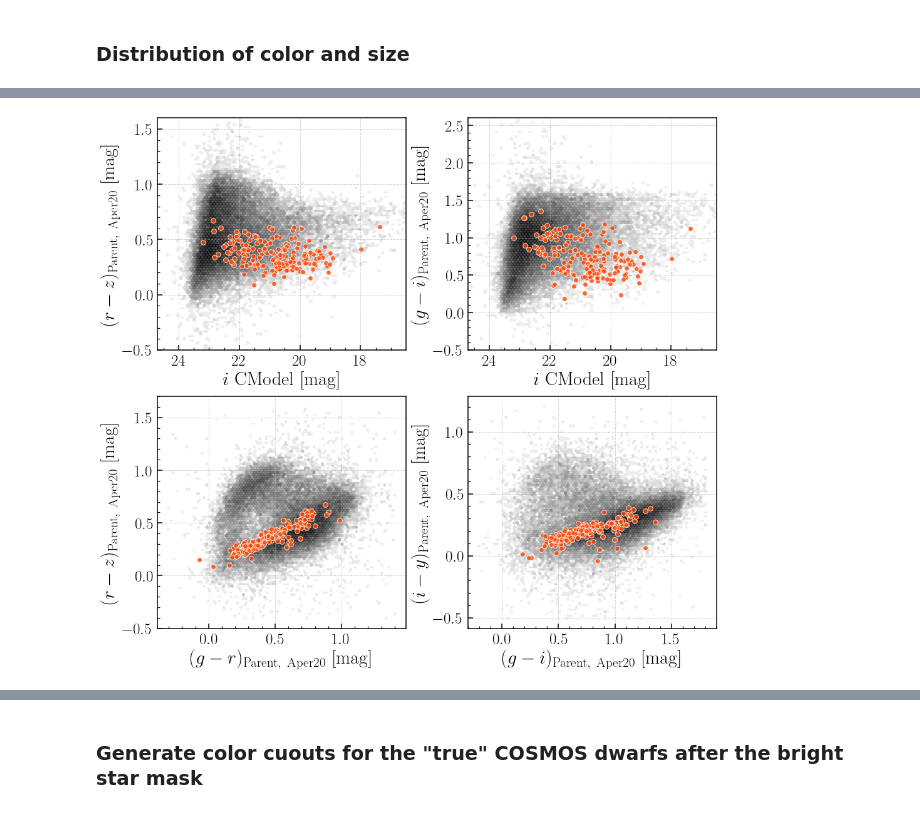
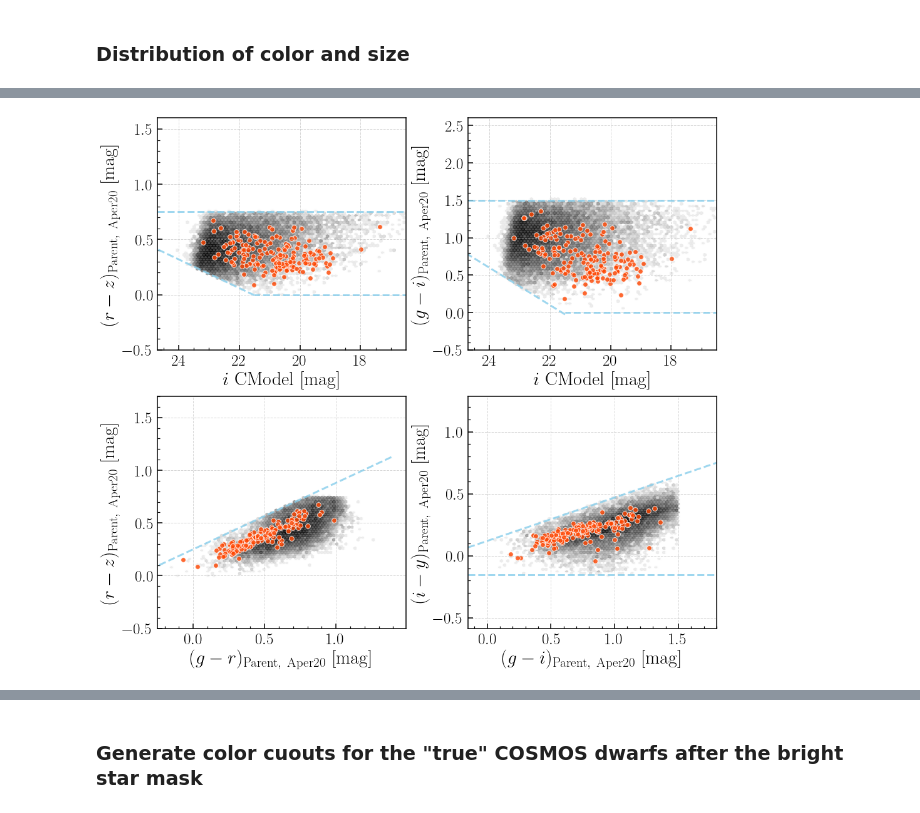
Before and after one commit to MerianSurvey/caterpillar, a Jupyter notebook: notebook/sandbox/pdr2_wide_cosmos_broad_cut.ipynb, the cells around one changed output, grey strips where cells are left out. Saved outputs shown, nothing was run; the diff lists cells and outputs as text; code cells hidden in the pictures.

```diff
--- a/notebook/sandbox/pdr2_wide_cosmos_broad_cut.ipynb
+++ b/notebook/sandbox/pdr2_wide_cosmos_broad_cut.ipynb
@@ -139,0 +155,13 @@ pdr2_cos_bsm.colnames
+# %%
+size_mask = (
+    (np.log10(pdr2_cos_bsm['i_cmodel_exp_ellipse_r']) >= -0.8) &
+    (np.log10(pdr2_cos_bsm['r_cmodel_exp_ellipse_r']) >= -0.8) &
+    (np.log10(pdr2_cos_bsm['i_cmodel_exp_ellipse_r']) <= 0.75) &
+    (np.log10(pdr2_cos_bsm['i_cmodel_exp_ellipse_r']) < -0.25 * pdr2_cos_bsm['i_cmodel_mag'] + 6.2)
+)
+# %%
+frac_mask = (
+    (pdr2_cos_bsm['i_undeblended_convolvedflux_2_15_flux'] / pdr2_cos_bsm['i_cmodel_flux'] <= 1.0) &
+    (pdr2_cos_bsm['i_psf_flux'] / pdr2_cos_bsm['i_cmodel_flux'] <= 0.90) &
+    (pdr2_cos_bsm['i_undeblended_convolvedflux_2_15_flux'] / pdr2_cos_bsm['i_cmodel_flux'] >= 0.13 * pdr2_cos_bsm['i_cmodel_mag'] - 2.65)
+)
@@ -140,3 +187,6 @@ pdr2_cos_bsm.colnames
+# %%
+mask = size_mask & aper_mask & frac_mask & aper_color_mask
+#mask = aper_mask
 # %% [markdown]
 ### Distribution of color and size
 # %%
@@ -226,9 +292,11 @@ plt.subplots_adjust(hspace=0.20, wspace=0.25)
 # CModel mag v.s. (r-z) aperture
 ax1 = axs[0, 0]
 
-i_aper_cos = -2.5 * np.log10(pdr2_cos_bsm['i_cmodel_flux']) + 31.4
-rz_aper_cos = (-2.5 * np.log10(pdr2_cos_bsm['r_undeblended_convolvedflux_3_20_flux'] /
-                               pdr2_cos_bsm['z_undeblended_convolvedflux_3_20_flux']))
+i_aper_cos = -2.5 * np.log10(pdr2_cos_bsm['i_cmodel_flux'][mask]) + 31.4
+rz_aper_cos = (-2.5 * np.log10(pdr2_cos_bsm['r_undeblended_convolvedflux_3_20_flux'][mask] /
+                               pdr2_cos_bsm['z_undeblended_convolvedflux_3_20_flux'][mask]))
+
+
 _ = ax1.hexbin(
     i_aper_cos, rz_aper_cos,
     extent=(16.4, 25.2, -0.5, 1.6), cmap='Greys', bins='log', gridsize=(80, 50),
@@ -237,6 +305,7 @@ _ = ax1.hexbin(
 i_aper_match = -2.5 * np.log10(pdr2_match_bsm['i_cmodel_flux']) + 31.4
 rz_aper_match = (-2.5 * np.log10(pdr2_match_bsm['r_undeblended_convolvedflux_3_20_flux'] /
                                  pdr2_match_bsm['z_undeblended_convolvedflux_3_20_flux']))
+
 _ = ax1.scatter(
     i_aper_match, rz_aper_match,
     s=60, alpha=0.8, facecolor='orangered', edgecolor='w')
@@ -250,9 +319,10 @@ ax1.set_ylabel(r'$(r-z)_{\rm Parent,\ Aper20}\ [\rm mag]$', fontsize=30)
 # CModel mag v.s. (g-i) aperture
 ax2 = axs[0, 1]
 
-i_aper_cos = -2.5 * np.log10(pdr2_cos_bsm['i_cmodel_flux']) + 31.4
-gi_aper_cos = (-2.5 * np.log10(pdr2_cos_bsm['g_undeblended_convolvedflux_3_20_flux'] /
-                               pdr2_cos_bsm['i_undeblended_convolvedflux_3_20_flux']))
+i_aper_cos = -2.5 * np.log10(pdr2_cos_bsm['i_cmodel_flux'][mask]) + 31.4
+gi_aper_cos = (-2.5 * np.log10(pdr2_cos_bsm['g_undeblended_convolvedflux_3_20_flux'][mask] /
+                               pdr2_cos_bsm['i_undeblended_convolvedflux_3_20_flux'][mask]))
+
 _ = ax2.hexbin(
     i_aper_cos, gi_aper_cos,
     extent=(16.4, 25.2, -0.5, 2.6), cmap='Greys', bins='log', gridsize=(80, 50),
@@ -275,11 +345,11 @@ ax2.set_ylabel(r'$(g-i)_{\rm Parent,\ Aper20}\ [\rm mag]$', fontsize=30)
 # CModel mag v.s. (i-y) aperture color
 ax3 = axs[1, 0]
 
-i_aper_cos = -2.5 * np.log10(pdr2_cos_bsm['i_cmodel_flux']) + 31.4
-gr_aper_cos = (-2.5 * np.log10(pdr2_cos_bsm['g_undeblended_convolvedflux_3_20_flux'] /
-                               pdr2_cos_bsm['r_undeblended_convolvedflux_3_20_flux']))
-rz_aper_cos = (-2.5 * np.log10(pdr2_cos_bsm['r_undeblended_convolvedflux_3_20_flux'] /
-                               pdr2_cos_bsm['z_undeblended_convolvedflux_3_20_flux']))
+i_aper_cos = -2.5 * np.log10(pdr2_cos_bsm['i_cmodel_flux'][mask]) + 31.4
+gr_aper_cos = (-2.5 * np.log10(pdr2_cos_bsm['g_undeblended_convolvedflux_3_20_flux'][mask] /
+                               pdr2_cos_bsm['r_undeblended_convolvedflux_3_20_flux'][mask]))
+rz_aper_cos = (-2.5 * np.log10(pdr2_cos_bsm['r_undeblended_convolvedflux_3_20_flux'][mask] /
+                               pdr2_cos_bsm['z_undeblended_convolvedflux_3_20_flux'][mask]))
 
 _ = ax3.hexbin(
     gr_aper_cos, rz_aper_cos,
@@ -295,8 +365,7 @@ _ = ax3.scatter(
     gr_aper_match, rz_aper_match,
     s=60, alpha=0.8, facecolor='orangered', edgecolor='w')
 
-#ax3.set_xlim(24.7, 16.5)
-#ax3.set_ylim(-1.1, 0.7)
+ax3.set_xlim(-0.25, 1.49)
 
 ax3.set_xlabel(r'$(g-r)_{\rm Parent,\ Aper20}\ [\rm mag]$', fontsize=30)
 ax3.set_ylabel(r'$(r-z)_{\rm Parent,\ Aper20}\ [\rm mag]$', fontsize=30)
@@ -304,11 +373,11 @@ ax3.set_ylabel(r'$(r-z)_{\rm Parent,\ Aper20}\ [\rm mag]$', fontsize=30)
 # CModel mag v.s. (i-y) aperture color
 ax4 = axs[1, 1]
 
-i_aper_cos = -2.5 * np.log10(pdr2_cos_bsm['i_cmodel_flux']) + 31.4
-gi_aper_cos = (-2.5 * np.log10(pdr2_cos_bsm['g_undeblended_convolvedflux_3_20_flux'] /
-                               pdr2_cos_bsm['i_undeblended_convolvedflux_3_20_flux']))
-iy_aper_cos = (-2.5 * np.log10(pdr2_cos_bsm['i_undeblended_convolvedflux_3_20_flux'] /
-                               pdr2_cos_bsm['y_undeblended_convolvedflux_3_20_flux']))
+i_aper_cos = -2.5 * np.log10(pdr2_cos_bsm['i_cmodel_flux'][mask]) + 31.4
+gi_aper_cos = (-2.5 * np.log10(pdr2_cos_bsm['g_undeblended_convolvedflux_3_20_flux'][mask] /
+                               pdr2_cos_bsm['i_undeblended_convolvedflux_3_20_flux'][mask]))
+iy_aper_cos = (-2.5 * np.log10(pdr2_cos_bsm['i_undeblended_convolvedflux_3_20_flux'][mask] /
+                               pdr2_cos_bsm['y_undeblended_convolvedflux_3_20_flux'][mask]))
 
 _ = ax4.hexbin(
     gi_aper_cos, iy_aper_cos,
@@ -324,9 +393,31 @@ _ = ax4.scatter(
     gi_aper_match, iy_aper_match,
     s=60, alpha=0.8, facecolor='orangered', edgecolor='w')
 
-#ax4.set_xlim(24.7, 16.5)
-#ax4.set_ylim(-1.1, 0.7)
+ax4.set_xlim(-0.15, 1.8)
 
 ax4.set_xlabel(r'$(g-i)_{\rm Parent,\ Aper20}\ [\rm mag]$', fontsize=30)
 ax4.set_ylabel(r'$(i-y)_{\rm Parent,\ Aper20}\ [\rm mag]$', fontsize=30)
+
+
+# ------------------------------ #
+ax1.axhline(0.75, linestyle='--', linewidth=3.0, alpha=0.8, c='skyblue')
+ax1.plot([16.4, 21.5], [0., 0.], linestyle='--', linewidth=3.0, alpha=0.8, c='skyblue')
+x = np.linspace(21.5, 25.2, 100)
+y = 0.13 * x - 2.8
+ax1.plot(x, y, linestyle='--', linewidth=3.0, alpha=0.8, c='skyblue')
+
+ax2.axhline(1.5, linestyle='--', linewidth=3.0, alpha=0.8, c='skyblue')
+ax2.plot([16.4, 21.5], [0., 0.], linestyle='--', linewidth=3.0, alpha=0.8, c='skyblue')
+x = np.linspace(21.5, 25.2, 100)
+y = 0.25 * x - 5.4
+ax2.plot(x, y, linestyle='--', linewidth=3.0, alpha=0.8, c='skyblue')
+
+x = np.linspace(-0.3, 1.4, 100)
+y = 0.63 * x + 0.25
+ax3.plot(x, y, linestyle='--', linewidth=3.0, alpha=0.8, c='skyblue')
+
+x = np.linspace(-0.15, 1.8, 100)
+y = 0.35 * x + 0.12
+ax4.plot(x, y, linestyle='--', linewidth=3.0, alpha=0.8, c='skyblue')
+ax4.axhline(-0.15, linestyle='--', linewidth=3.0, alpha=0.8, c='skyblue')
 # %% [output]
@@ -334,4 +425,4 @@ Text(0, 0.5, '$(i-y)_{\\rm Parent,\\ Aper20}\\ [\\rm mag]$')
-[figure, old version]
+[figure, new version]
 # %%
 fig, axs = plt.subplots(3, 2, figsize=(14, 20))
 plt.subplots_adjust(hspace=0.21)
```
Also changed, not shown: parts of 7 cells of this notebook.
